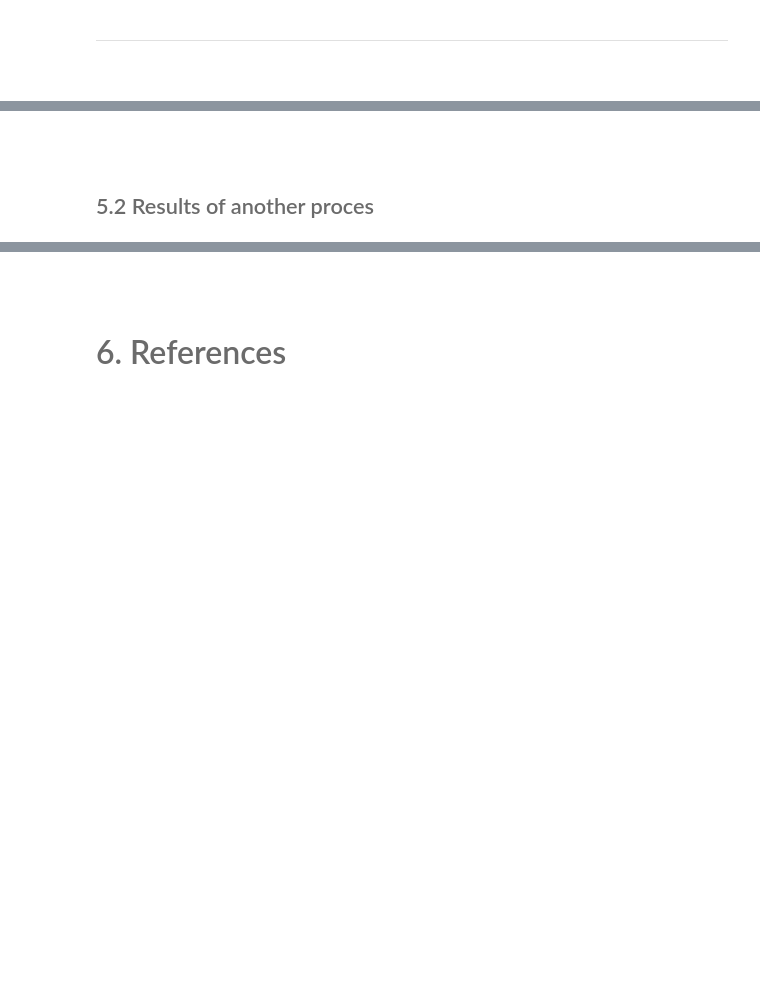
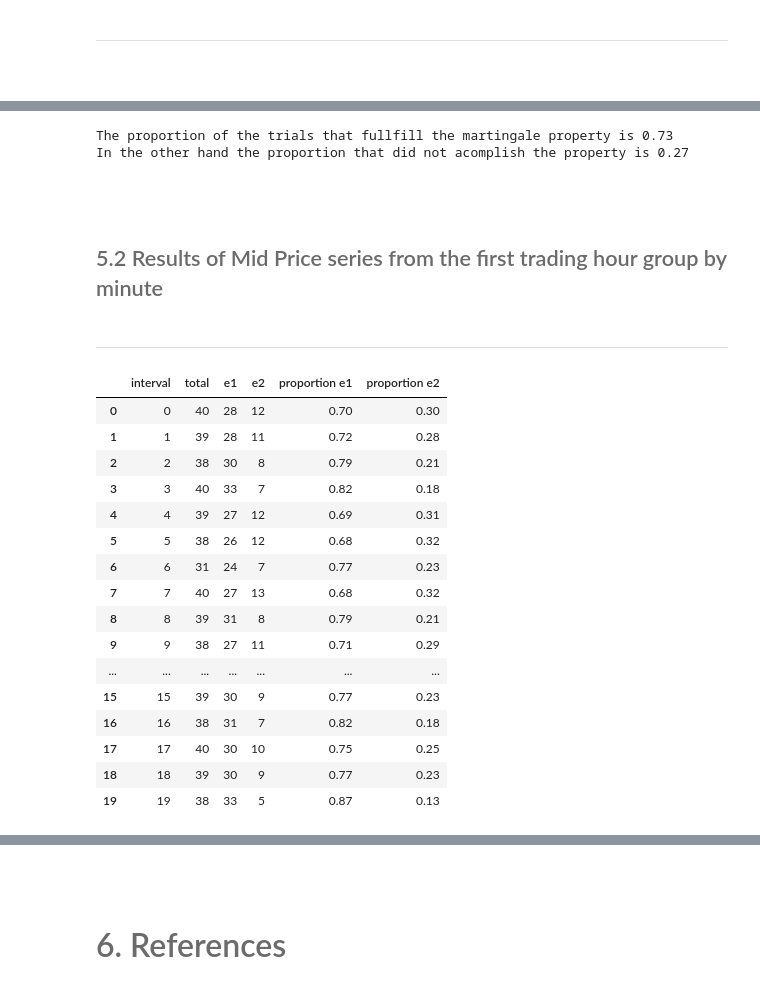
Before and after one commit to JuanPablo2019/myst_jprm_lab2, a Jupyter notebook: notebook.ipynb, the cells around one changed output, grey strips where cells are left out. Cells and saved outputs as stored; diff of their text form; code cells hidden in the pictures; blank space fills up the shorter version.

Commit message:
weighted mid-results-plots

```diff
--- a/notebook.ipynb
+++ b/notebook.ipynb
@@ -90,0 +140,43 @@ import sys
+# %%
+#search for each minutes the orderbooks and calculate mid
+
+#getting the keys
+ts = dict(itertools.islice(dt.ob_data.items(),2401-9))
+ts = list(ts.keys())
+# calculating the mid as before
+#mid2 = [(dt.ob_data[i]['ask'][0]+dt.ob_data[i]['bid'][0])*0.5 for i in ts.keys()]
+mid2 = [(dt.ob_data[ts[i]]['ask'][0]+dt.ob_data[ts[i]]['bid'][0])*0.5 for i in range(0,len(ts))]
+
+#creating an empty dataframe to save mid and timestamp
+df = pd.DataFrame()
+df['mid']=mid2
+df['time']=[pd.to_datetime(i) for i in ts]
+df['minute']=[i.minute for i in df['time'].tolist()]
+
+
+#grouping in a dictionary the mids that happen in each minute
+d = dict((i,list(df[df['minute']==i]['mid'])) for i in minutes)
+# %%
+#saving the experiment's results  (proportions, counts) in a dataframe
+
+e1_m = []
+e2_m = []
+prop_e1 = []
+prop_e2 = []
+
+for i in range(len(d)):
+    e1_t = np.sum([d[i][j] == d[i][j+1] for j in range(0,len(d[i])-1)])
+    e1_m.append(e1_t)
+    e2_t=len(d[i])-1 - np.sum([d[i][j] == d[i][j+1] for j in range(0,len(d[i])-1)])
+    e2_m.append(e2_t)
+    total2 = len(d[i])-1
+    prop_e1.append(np.round(e1_t/total2,2))
+    prop_e2.append(np.round(e2_t/total2,2))
+
+exp_2 = pd.DataFrame()
+exp_2['interval']=minutes
+exp_2['total']=[i+j for i,j in zip(e1_m,e2_m)]
+exp_2['e1']=e1_m
+exp_2['e2']=e2_m
+exp_2['proportion e1'] = prop_e1
+exp_2['proportion e2'] = prop_e2
@@ -109,4 +265,10 @@ import sys
+# %%
+print(f"The proportion of the trials that fullfill the martingale property is {exp_1['e1']['proporcion']}")
+print(f"In the other hand the proportion that did not acomplish the property is {exp_1['e2']['proporcion']}")
+# %% [output]
+The proportion of the trials that fullfill the martingale property is 0.73
+In the other hand the proportion that did not acomplish the property is 0.27
 # %% [markdown]
 <br>
 # %% [markdown]
-## <font color= #6B6B6B> 5.2 Results of another proces </font>
+## <font color= #6B6B6B> 5.2 Results of Mid Price series from the first trading hour group by minute </font>
@@ -116,0 +275,22 @@ import sys
+# %% [markdown]
+<hr style="border:0.02in solid gray"> </hr>
+# %%
+exp_2.head(20)
+# %% [output]
+|  | interval | total | e1 | e2 | proportion e1 | proportion e2 |
+| 0 | 0 | 40 | 28 | 12 | 0.70 | 0.30 |
+| 1 | 1 | 39 | 28 | 11 | 0.72 | 0.28 |
+| 2 | 2 | 38 | 30 | 8 | 0.79 | 0.21 |
+| 3 | 3 | 40 | 33 | 7 | 0.82 | 0.18 |
+| 4 | 4 | 39 | 27 | 12 | 0.69 | 0.31 |
+| 5 | 5 | 38 | 26 | 12 | 0.68 | 0.32 |
+| 6 | 6 | 31 | 24 | 7 | 0.77 | 0.23 |
+| 7 | 7 | 40 | 27 | 13 | 0.68 | 0.32 |
+| 8 | 8 | 39 | 31 | 8 | 0.79 | 0.21 |
+| 9 | 9 | 38 | 27 | 11 | 0.71 | 0.29 |
+| ... | ... | ... | ... | ... | ... | ... |
+| 15 | 15 | 39 | 30 | 9 | 0.77 | 0.23 |
+| 16 | 16 | 38 | 31 | 7 | 0.82 | 0.18 |
+| 17 | 17 | 40 | 30 | 10 | 0.75 | 0.25 |
+| 18 | 18 | 39 | 30 | 9 | 0.77 | 0.23 |
+| 19 | 19 | 38 | 33 | 5 | 0.87 | 0.13 |
```
Also changed, not shown: parts of 43 cells of this notebook, 3 other files.
